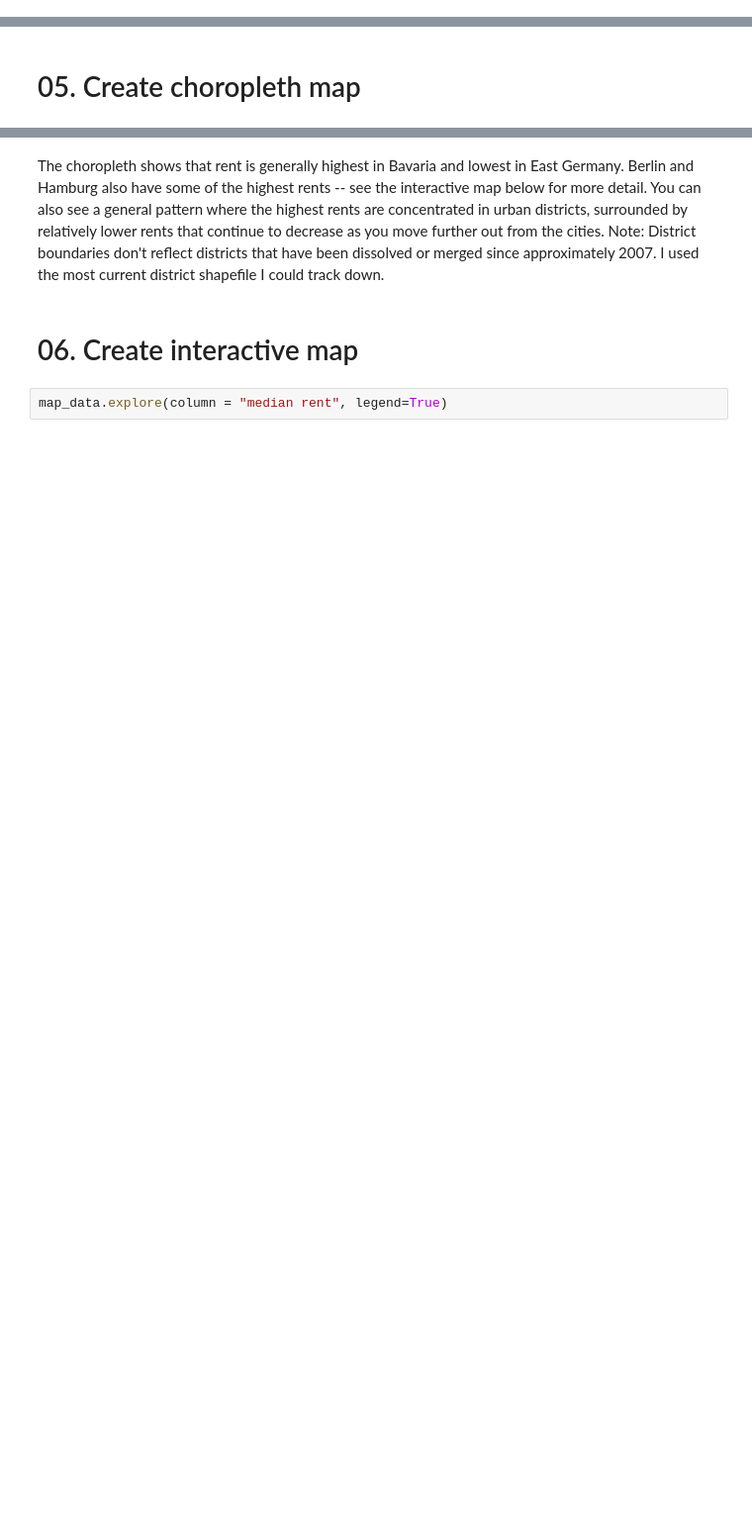
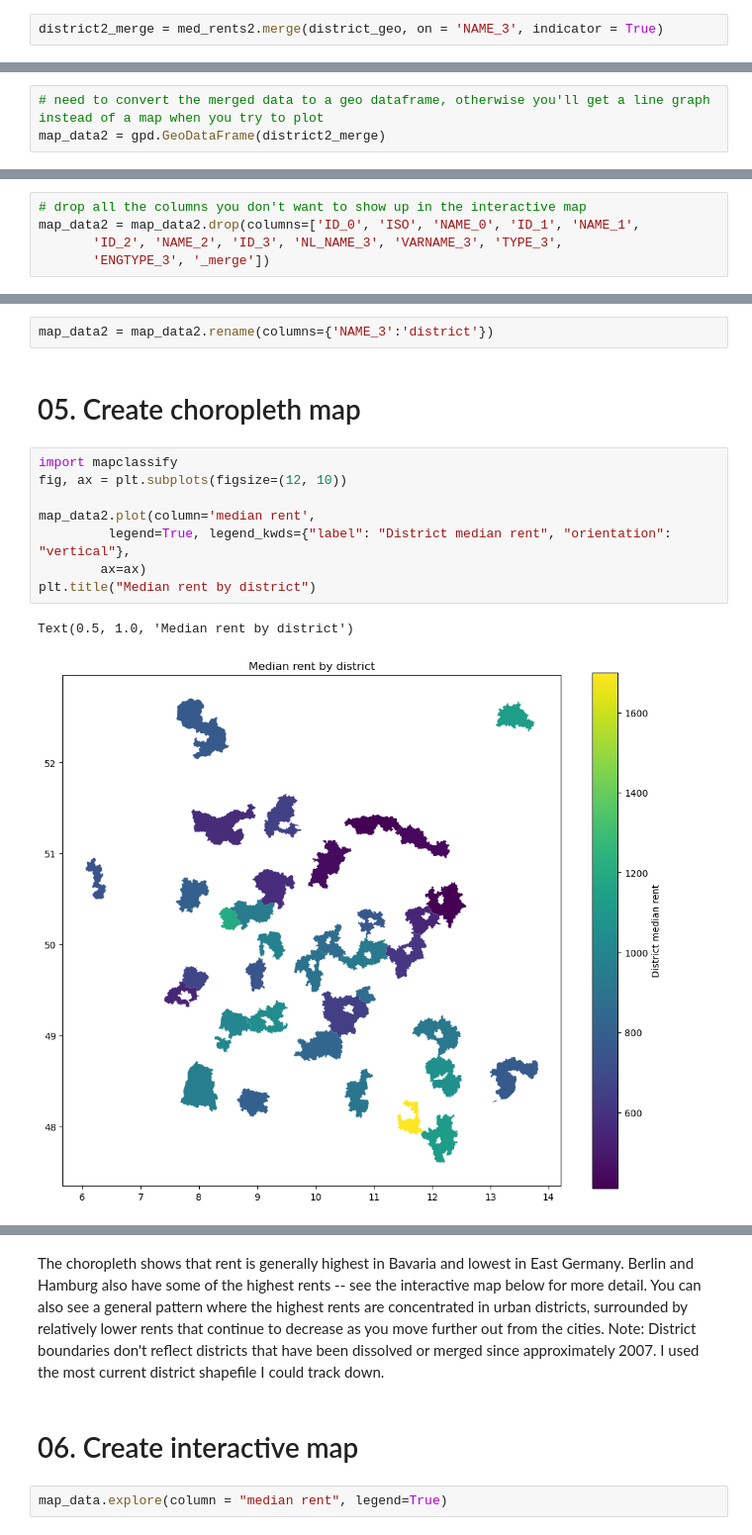
Before and after one commit to jacymarmaduke/rent-analysis, a Jupyter notebook: scripts/09. Geographic analysis (rent by district).ipynb, the cells around one changed output, grey strips where cells are left out. Shown at 99% size. Drawn from its saved outputs; the diff is of its cells as text; blank space fills up the shorter version.

```diff
--- a/scripts/09. Geographic analysis (rent by district).ipynb
+++ b/scripts/09. Geographic analysis (rent by district).ipynb
@@ -227,6 +238,8 @@ med_rents.head()
 # %%
 # merge with geodata
 district_merge = med_rents.merge(district_geo, on = 'NAME_3', indicator = True)
+# %%
+district2_merge = med_rents2.merge(district_geo, on = 'NAME_3', indicator = True)
 # %%
 # the column I want to map should be a number
 district_merge.dtypes
@@ -268,6 +281,9 @@ Name: _merge, dtype: int64
 # %%
 # need to convert the merged data to a geo dataframe, otherwise you'll get a line graph instead of a map when you try to plot
 map_data = gpd.GeoDataFrame(district_merge)
+# %%
+# need to convert the merged data to a geo dataframe, otherwise you'll get a line graph instead of a map when you try to plot
+map_data2 = gpd.GeoDataFrame(district2_merge)
 # %%
 map_data.columns
 # %% [output]
@@ -280,10 +296,28 @@ Index(['NAME_3', 'median rent', 'ID_0', 'ISO', 'NAME_0', 'ID_1', 'NAME_1',
 map_data = map_data.drop(columns=['ID_0', 'ISO', 'NAME_0', 'ID_1', 'NAME_1',
        'ID_2', 'NAME_2', 'ID_3', 'NL_NAME_3', 'VARNAME_3', 'TYPE_3',
        'ENGTYPE_3', '_merge'])
+# %%
+# drop all the columns you don't want to show up in the interactive map
+map_data2 = map_data2.drop(columns=['ID_0', 'ISO', 'NAME_0', 'ID_1', 'NAME_1',
+       'ID_2', 'NAME_2', 'ID_3', 'NL_NAME_3', 'VARNAME_3', 'TYPE_3',
+       'ENGTYPE_3', '_merge'])
 # %%
 map_data = map_data.rename(columns={'NAME_3':'district'})
+# %%
+map_data2 = map_data2.rename(columns={'NAME_3':'district'})
 # %% [markdown]
 # 05. Create choropleth map
+# %%
+import mapclassify
+fig, ax = plt.subplots(figsize=(12, 10))
+
+map_data2.plot(column='median rent',
+         legend=True, legend_kwds={"label": "District median rent", "orientation": "vertical"},
+        ax=ax)
+plt.title("Median rent by district")
+# %% [output]
+Text(0.5, 1.0, 'Median rent by district')
+[figure, added]
 # %%
 import mapclassify
 fig, ax = plt.subplots(figsize=(12, 10))
```
Also changed, not shown: parts of 10 cells of this notebook.
